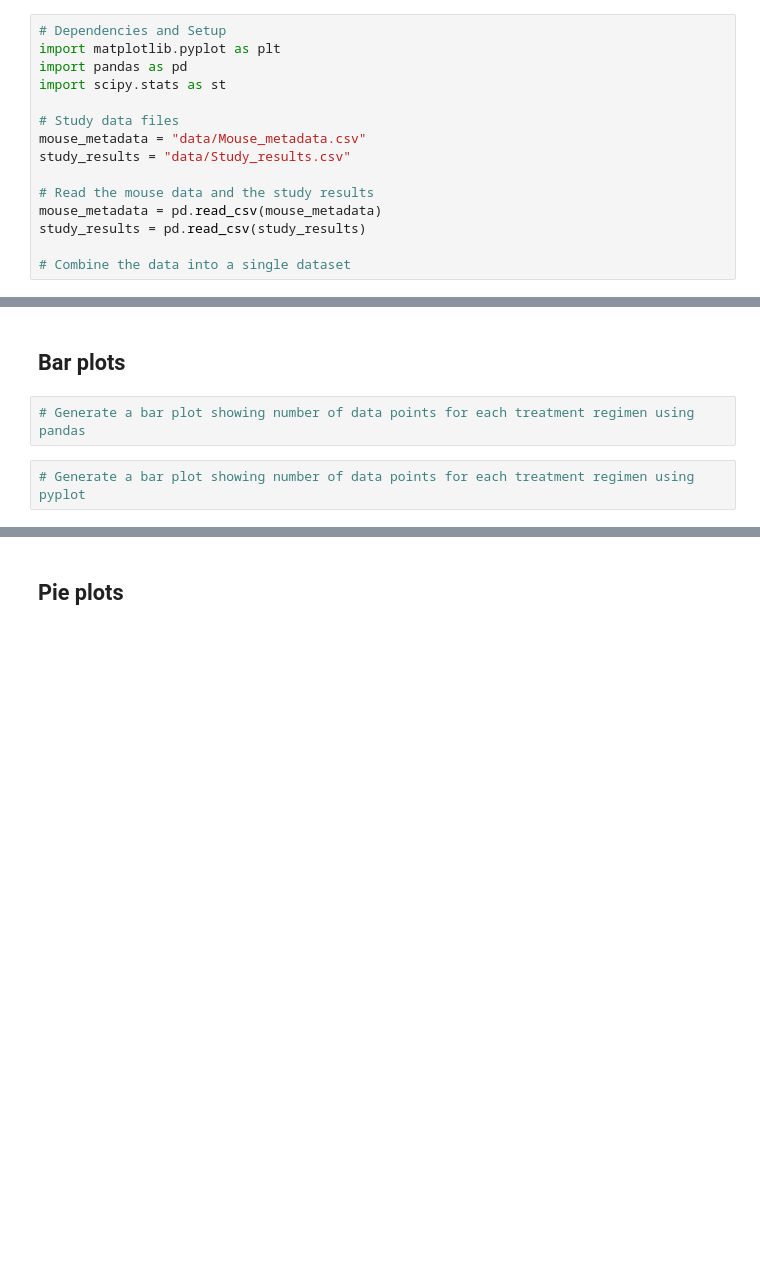
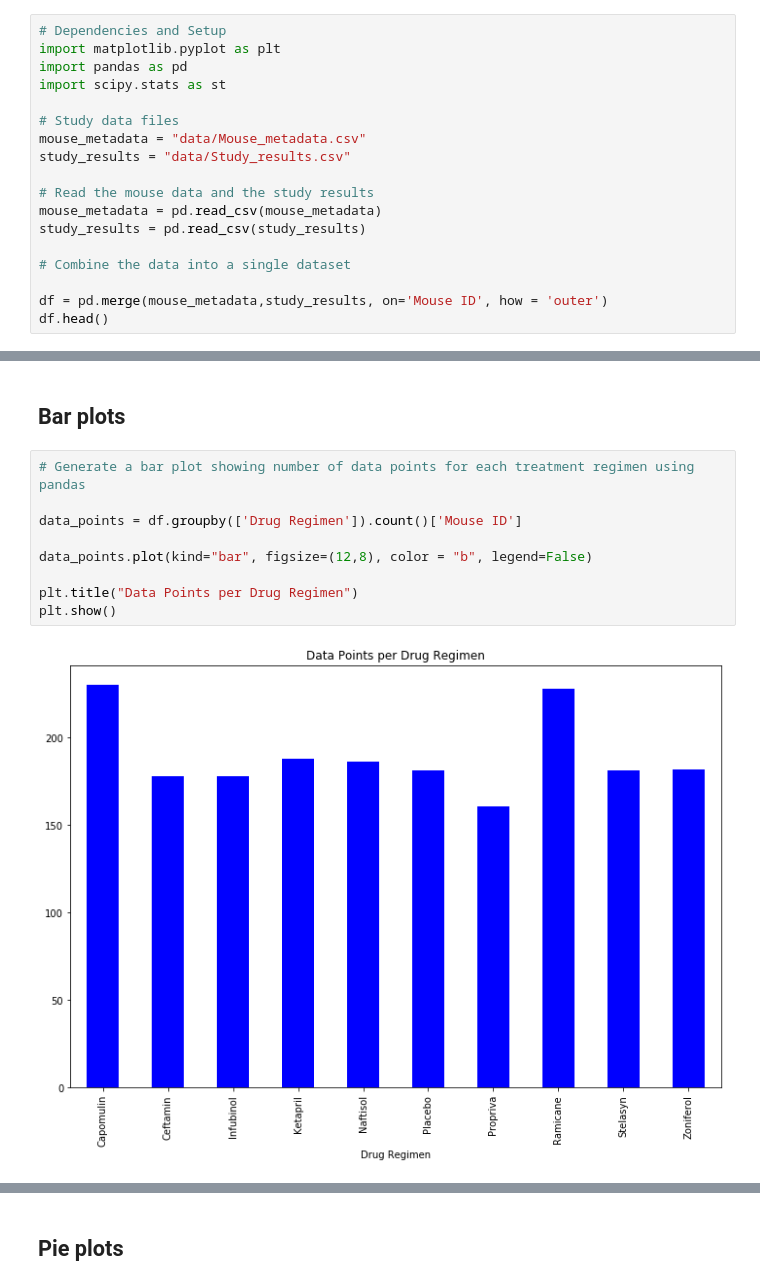
Before and after one commit to michaeljwboyce/Pymaceuticals, a Jupyter notebook: Pymaceuticals/pymaceuticals_starter.ipynb, the cells around one changed output, grey strips where cells are left out. Drawn from its saved outputs; the diff is of its cells as text; blank space fills up the shorter version.

```diff
--- a/Pymaceuticals/pymaceuticals_starter.ipynb
+++ b/Pymaceuticals/pymaceuticals_starter.ipynb
@@ -17,3 +17,6 @@ mouse_metadata = pd.read_csv(mouse_metadata)
 study_results = pd.read_csv(study_results)
 
 # Combine the data into a single dataset
+
+df = pd.merge(mouse_metadata,study_results, on='Mouse ID', how = 'outer')
+df.head()
@@ -25,5 +58,12 @@ study_results = pd.read_csv(study_results)
 ## Bar plots
 # %%
 # Generate a bar plot showing number of data points for each treatment regimen using pandas
+
+data_points = df.groupby(['Drug Regimen']).count()['Mouse ID']
+
+data_points.plot(kind="bar", figsize=(12,8), color = "b", legend=False)
+
+plt.title("Data Points per Drug Regimen")
+plt.show()
+# %% [output]
+[figure, added]
-# %%
-# Generate a bar plot showing number of data points for each treatment regimen using pyplot
```
Also changed, not shown: parts of 8 cells of this notebook.
